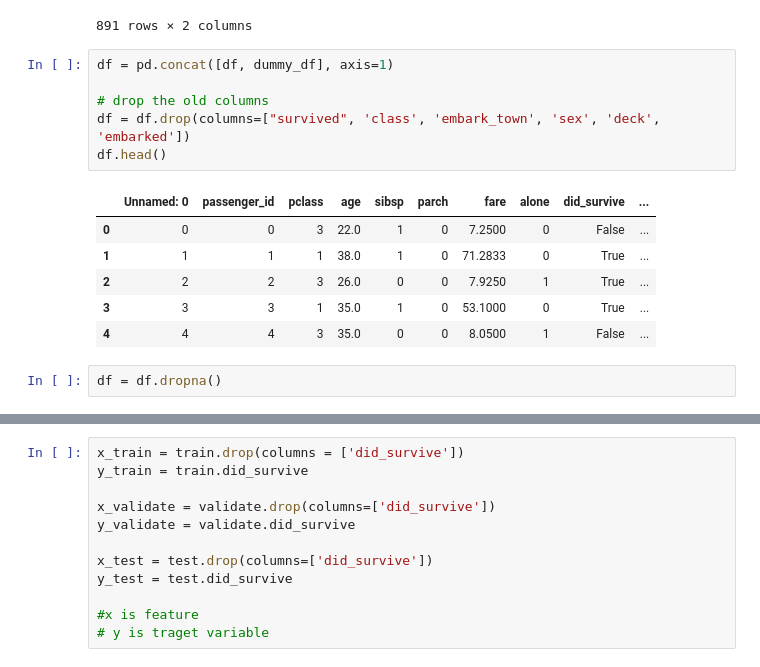
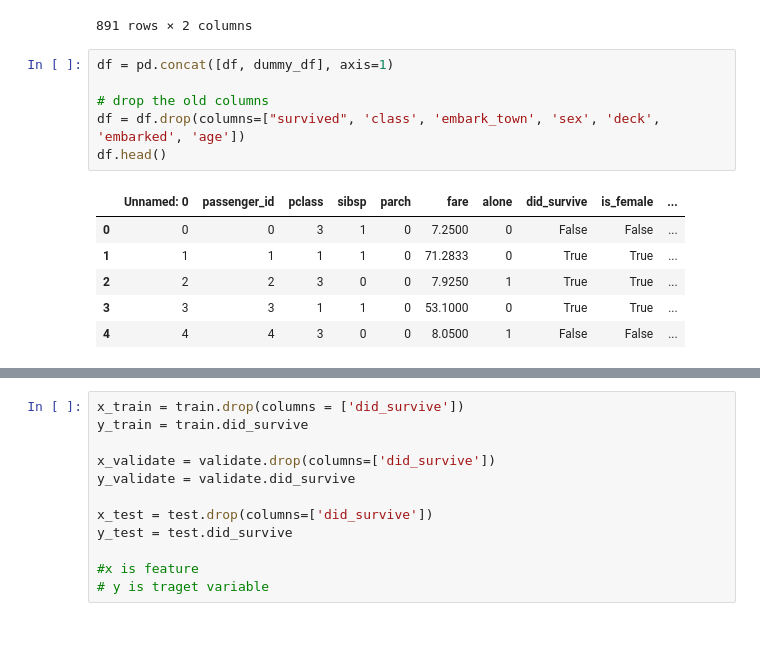
Before and after one commit to CaitlynCarney/git_practice, a Jupyter notebook: classification-exercises/model.ipynb, the cells around one changed output, grey strips where cells are left out. Cells and saved outputs as stored; diff of their text form; blank space fills up the shorter version.

```diff
--- a/classification-exercises/model.ipynb
+++ b/classification-exercises/model.ipynb
@@ -82,18 +84,16 @@ dummy_df
 # %%
 df = pd.concat([df, dummy_df], axis=1)
 
 # drop the old columns
-df = df.drop(columns=["survived", 'class', 'embark_town', 'sex', 'deck', 'embarked'])
+df = df.drop(columns=["survived", 'class', 'embark_town', 'sex', 'deck', 'embarked', 'age'])
 df.head()
 # %% [output]
-|  | Unnamed: 0 | passenger_id | pclass | age | sibsp | parch | fare | alone | did_survive | ... |
-| 0 | 0 | 0 | 3 | 22.0 | 1 | 0 | 7.2500 | 0 | False | ... |
-| 1 | 1 | 1 | 1 | 38.0 | 1 | 0 | 71.2833 | 0 | True | ... |
-| 2 | 2 | 2 | 3 | 26.0 | 0 | 0 | 7.9250 | 1 | True | ... |
-| 3 | 3 | 3 | 1 | 35.0 | 1 | 0 | 53.1000 | 0 | True | ... |
-| 4 | 4 | 4 | 3 | 35.0 | 0 | 0 | 8.0500 | 1 | False | ... |
+|  | Unnamed: 0 | passenger_id | pclass | sibsp | parch | fare | alone | did_survive | is_female | ... |
+| 0 | 0 | 0 | 3 | 1 | 0 | 7.2500 | 0 | False | False | ... |
+| 1 | 1 | 1 | 1 | 1 | 0 | 71.2833 | 0 | True | True | ... |
+| 2 | 2 | 2 | 3 | 0 | 0 | 7.9250 | 1 | True | True | ... |
+| 3 | 3 | 3 | 1 | 1 | 0 | 53.1000 | 0 | True | True | ... |
+| 4 | 4 | 4 | 3 | 0 | 0 | 8.0500 | 1 | False | False | ... |
-# %%
-df = df.dropna()
 # %%
 train, validate, test = split(df, stratify_by = "did_survive")
 train.head()
```
Also changed, not shown: parts of 161 cells of this notebook.
